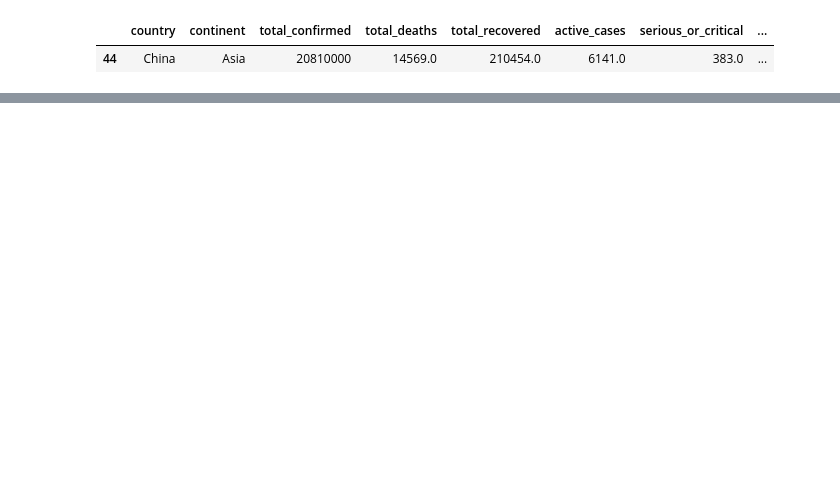
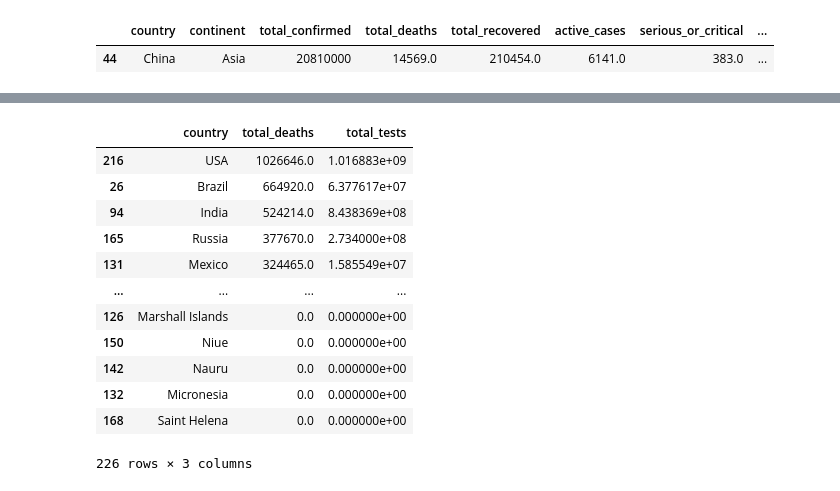
Before and after one commit to Alexander040105/ids-group-case-study, a Jupyter notebook: midterm_act1/midterm_act1.ipynb, the cells around one changed output, grey strips where cells are left out. Drawn from its saved outputs; the diff is of its cells as text; code cells hidden in the pictures; blank space fills up the shorter version.

```diff
--- a/midterm_act1/midterm_act1.ipynb
+++ b/midterm_act1/midterm_act1.ipynb
@@ -212,0 +284,16 @@ fig.show()
+# %%
+summary_data_df_copy[['country','total_deaths', 'total_tests']].sort_values(by='total_deaths', ascending=False)
+# %% [output]
+|  | country | total_deaths | total_tests |
+| 216 | USA | 1026646.0 | 1.016883e+09 |
+| 26 | Brazil | 664920.0 | 6.377617e+07 |
+| 94 | India | 524214.0 | 8.438369e+08 |
+| 165 | Russia | 377670.0 | 2.734000e+08 |
+| 131 | Mexico | 324465.0 | 1.585549e+07 |
+| ... | ... | ... | ... |
+| 126 | Marshall Islands | 0.0 | 0.000000e+00 |
+| 150 | Niue | 0.0 | 0.000000e+00 |
+| 142 | Nauru | 0.0 | 0.000000e+00 |
+| 132 | Micronesia | 0.0 | 0.000000e+00 |
+| 168 | Saint Helena | 0.0 | 0.000000e+00 |
+226 rows × 3 columns
```
Also changed, not shown: parts of 8 cells of this notebook, 3 other files.
